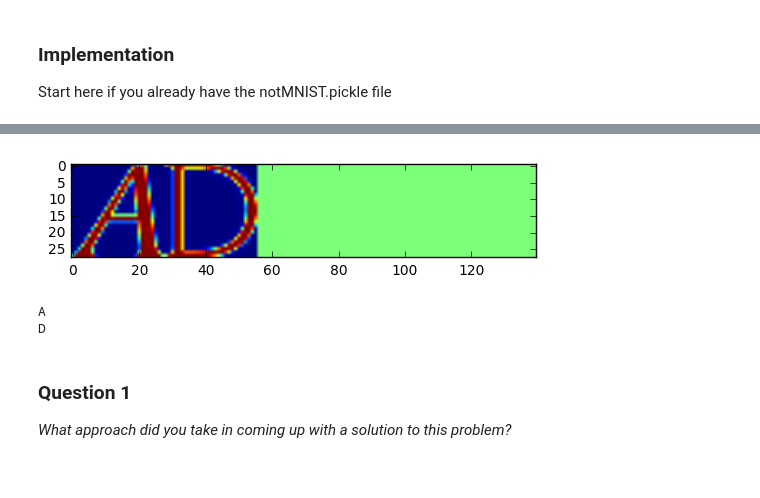
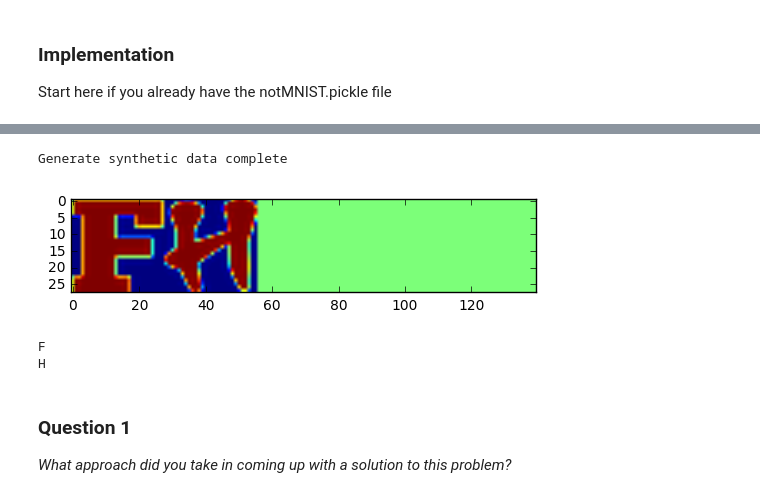
Before and after one commit to cgkaczenski/Digit-Recognition, a Jupyter notebook: digit_recognition.ipynb, the cells around one changed output, grey strips where cells are left out. Drawn from its saved outputs; the diff is of its cells as text; code cells hidden in the pictures.

Commit message:
feat: Generate synthetic dataset of letter sequences with labels

```diff
--- a/digit_recognition.ipynb
+++ b/digit_recognition.ipynb
@@ -252,18 +252,3 @@ notMNIST.pickle already exists
 # %% [markdown]
 ### Implementation
 Start here if you already have the notMNIST.pickle file
-# %%
-pickle_file = 'notMNIST.pickle'
-
-with open(pickle_file, 'rb') as f:
-  save = pickle.load(f)
-  train_dataset = save['train_dataset']
-  train_labels = save['train_labels']
-  valid_dataset = save['valid_dataset']
-  valid_labels = save['valid_labels']
-  test_dataset = save['test_dataset']
-  test_labels = save['test_labels']
-  del save  # hint to help gc free up memory
-  print('Training set', train_dataset.shape, train_labels.shape)
-  print('Validation set', valid_dataset.shape, valid_labels.shape)
-  print('Test set', test_dataset.shape, test_labels.shape)
@@ -274,17 +255,18 @@ Test set (10000, 28, 28) (10000,)
 # %%
 from random import randint
+pickle_file = 'notMNIST.pickle'
 
-def generate_sequence():
-    rand_index = randint(0, len(train_dataset)-1)
-    new_data = train_dataset[rand_index]
-    new_labels = [train_labels[rand_index]]
+def generate_sequence(dataset, labels):
+    rand_index = randint(0, len(dataset)-1)
+    new_data = dataset[rand_index]
+    new_labels = [labels[rand_index]]
     zero = np.zeros((28,28))
     num_sequence = randint(1,4)
     for i in range(4):
         if i < num_sequence:
-            rand_index = randint(0, len(train_dataset)-1)
-            rand_letter = train_dataset[rand_index]
-            rand_label = [train_labels[rand_index]]
+            rand_index = randint(0, len(dataset)-1)
+            rand_letter = dataset[rand_index]
+            rand_label = [labels[rand_index]]
             new_labels = np.concatenate((new_labels,rand_label), axis=0)
             new_data = np.append(new_data, rand_letter, axis=1)
         else:
@@ -293,17 +275,45 @@ def generate_sequence():
 
     return new_data, new_labels
 
-x, y = generate_sequence()
-plt.imshow(x)
-plt.show()
-letter_labels= ['A','B','C','D','E','F','G','H','I','J']
-for i in y:
-    if i != -1:
-        print(letter_labels[i])
+def synthetic_dataset(size):
+    try:
+        with open(pickle_file, 'rb') as f:
+            save = pickle.load(f)
+            train_dataset = save['train_dataset'][0:10000]
+            train_labels = save['train_labels'][0:10000]
+            del save  # hint to help gc free up memory
+    except Exception as e:
+        print('Unable to load data', pickle_file, ':', e)
+        raise
+
+    x = []
+    y = []
+
+    for _ in range(size+1):
+        new_x,new_y = generate_sequence(train_dataset, train_labels)
+        x.append(new_x)
+        y.append(new_y)
+
+    del train_dataset
+    del train_labels
+
+    return np.array(x), np.array(y)
+
+train_data, train_labels = synthetic_dataset(10000)
+print('Generate synthetic data complete')
 # %% [output]
-[figure, removed]
-A
-D
+Generate synthetic data complete
+# %%
+plt.imshow(train_data[0])
+plt.show()
+letter_labels= ['A','B','C','D','E','F','G','H','I','J']
+for i in train_labels[0]:
+    if i != -1:
+        print(letter_labels[i])
+# %% [output]
+[figure, added]
+F
+H
 # %% [markdown]
 ### Question 1
 _What approach did you take in coming up with a solution to this problem?_
```
Also changed, not shown: parts of 1 cell of this notebook.
